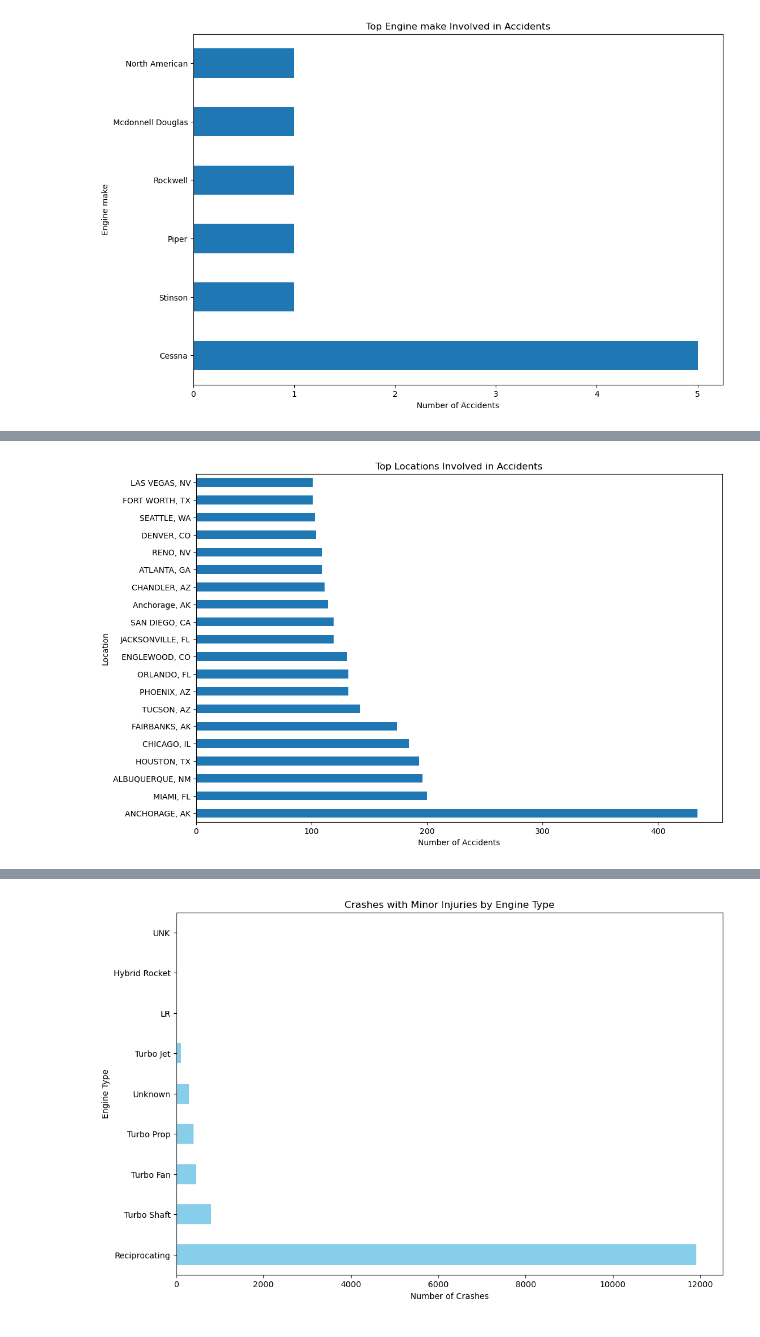
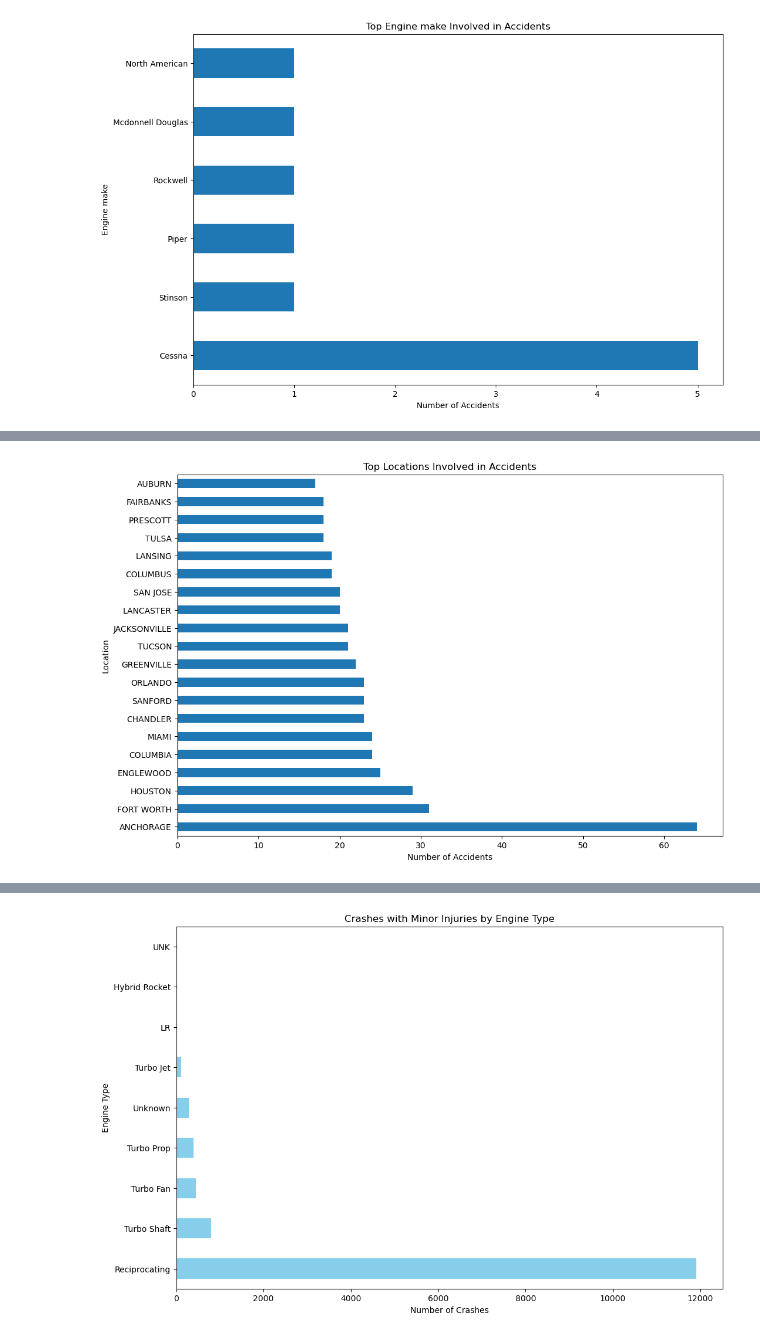
Before and after one commit to Mulwajoseph/Flight-Damage-Stats, a Jupyter notebook: joseph.ipynb, the cells around one changed output, grey strips where cells are left out. Cells and saved outputs as stored; diff of their text form; code cells hidden in the pictures.

```diff
--- a/joseph.ipynb
+++ b/joseph.ipynb
@@ -948,13 +963,13 @@ plt.show()
 # %%
 #Location vs Accidents
-locations = USData['Location'].value_counts().head(20)
+locations = data['Location_Name'].value_counts().head(20)
 plt.figure(figsize=(12, 8))
 locations.plot(kind='barh')
 plt.title('Top Locations Involved in Accidents')
 plt.xlabel('Number of Accidents')
 plt.ylabel('Location')
 plt.show()
 # %% [output]
-[figure, old version]
+[figure, new version]
 # %%
 #Location vs Accidents
```
Also changed, not shown: parts of 10 cells of this notebook, 9 other files.
